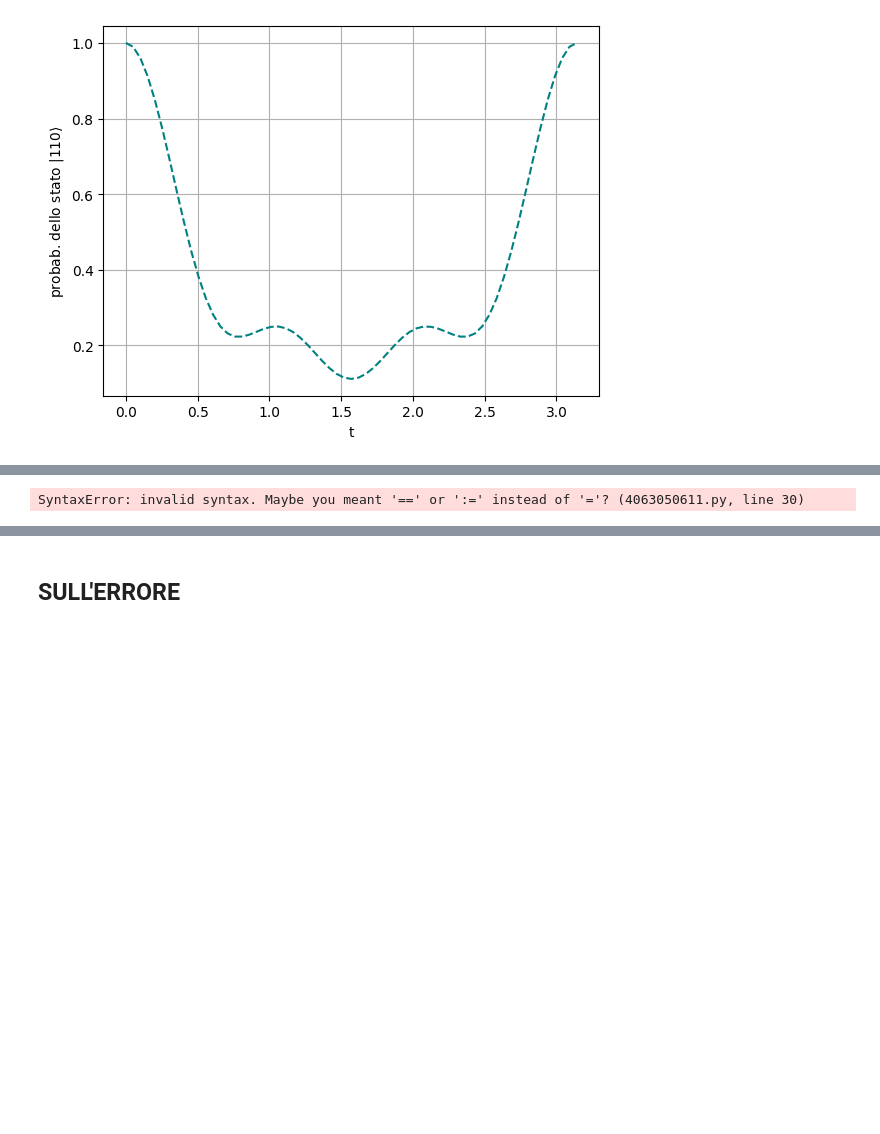
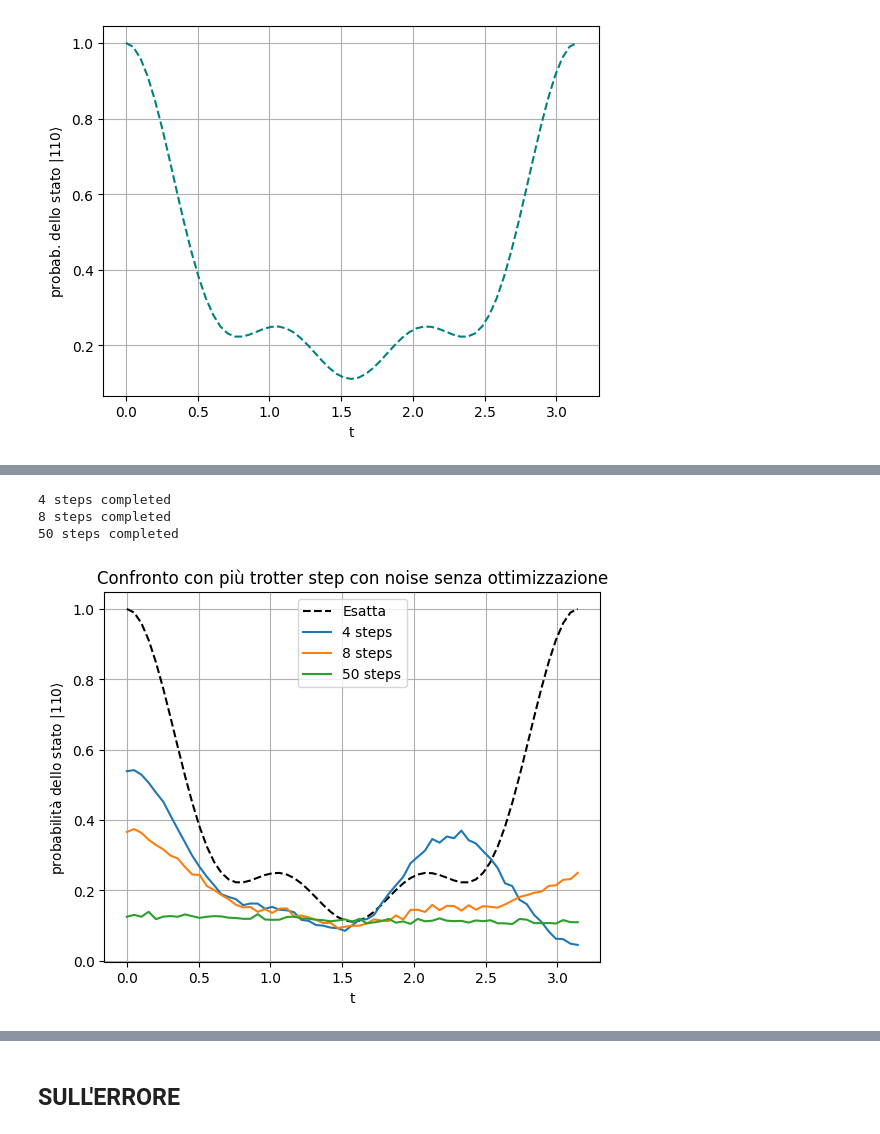
Before and after one commit to qismib/TETrIs, a Jupyter notebook: notebooks/first_exercise.ipynb, the cells around one changed output, grey strips where cells are left out. Saved outputs shown, nothing was run; the diff lists cells and outputs as text; code cells hidden in the pictures; blank space fills up the shorter version.

```diff
--- a/notebooks/first_exercise.ipynb
+++ b/notebooks/first_exercise.ipynb
@@ -439,5 +502,5 @@ ValueError: x and y must have same first dimension, but have shapes (63,) and (1
 # %%
-probs_110_trott = {4:[],8:[],12:[]}
+probs_110_trott = {4:[],8:[],50:[]}
 initial_state = Statevector.from_label('011').data
 probs_110 = [np.abs((initial_state @ U_Heis(3,float(t)) @ initial_state))**2 for t in ts]
 
@@ -459,35 +522,38 @@ for n in probs_110_trott.keys():
         qc = QuantumCircuit(3)
         #buildiamo lo stato
         qc.x(1)
         qc.x(2)
 
         trott_steps = Heisenberg_Trotter(num_spins=3,trotter_steps=n,t=sim_t)
 
         qc = qc.compose(trott_steps)
 
         isa_circuit = pm.run(qc)
         isa_observable = prj.apply_layout(isa_circuit.layout)
         trotter_result = estimator.run([(isa_circuit, isa_observable)]).result()
         trotter_value = trotter_result[0].data.evs
         probs_110_trott[n].append(trotter_value.mean().real)
         #print(trotter_value.mean().real)
 
     print(str(n)+" steps completed")
 
 
 #plottiamo
 plt.plot(ts, probs_110,linestyle="dashed",color="black",label="Esatta")
 for (i,n) in enumerate(probs_110_trott.keys()):
     plt.plot(ts, probs_110_trott[n],color="C"+str(i),label=str(n)+" steps")
 plt.xlabel('t')
 plt.ylabel(r'probabilità dello stato $|110\rangle$')
 plt.title(r'Confronto con più trotter step con noise senza ottimizzazione')
 plt.legend()
 plt.grid()
-plt.savefig('../png/110_steps_noise.png')
+#plt.savefig('../png/110_steps_noise.png')
 plt.show()
 # %% [output]
-SyntaxError: invalid syntax. Maybe you meant '==' or ':=' instead of '='? (4063050611.py, line 30)
+4 steps completed
+8 steps completed
+50 steps completed
+[figure, added]
 # %%
 probs_110_trott = {4:[],8:[],12:[]}
 initial_state = Statevector.from_label('011').data
```
Also changed, not shown: parts of 5 cells of this notebook, 6 other files.
